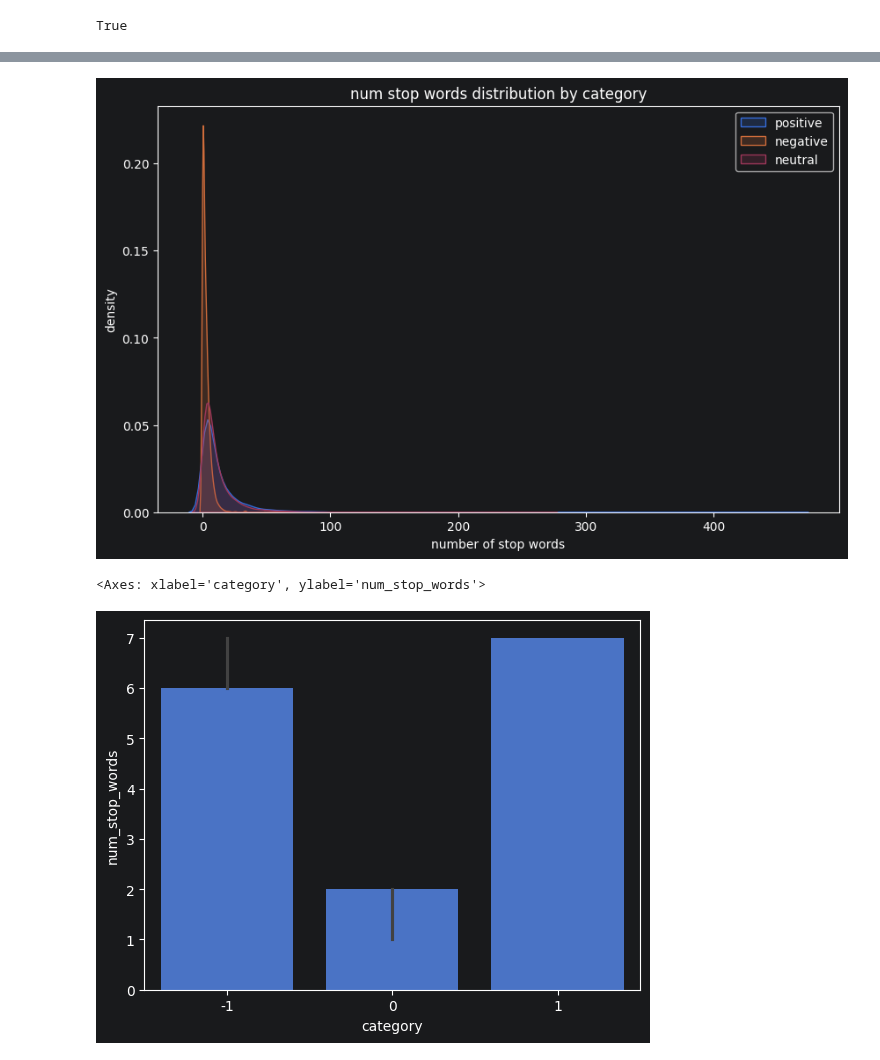
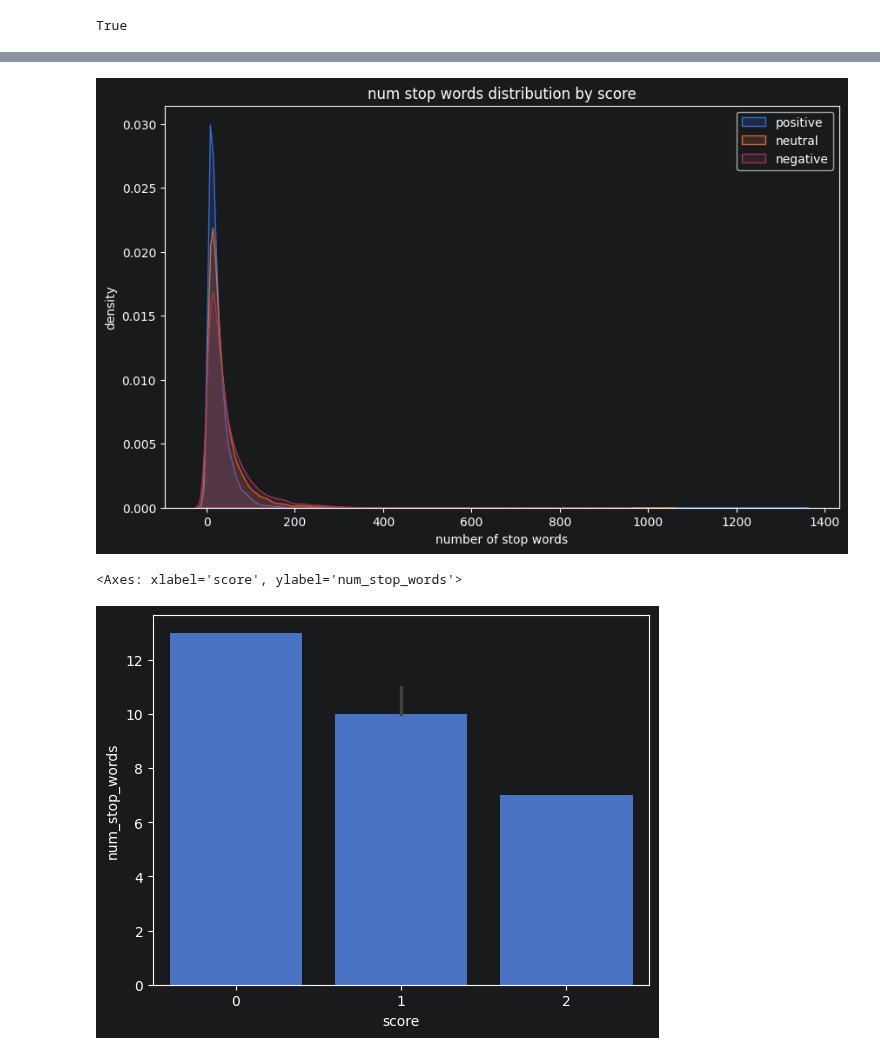
Before and after one commit to atheeq01/chrome_plugin_MLOPS, a Jupyter notebook: ml/01_preprocessing_&_EDA.ipynb, the cells around one changed output, grey strips where cells are left out. Drawn from its saved outputs; the diff is of its cells as text; code cells hidden in the pictures.

```diff
--- a/ml/01_preprocessing_&_EDA.ipynb
+++ b/ml/01_preprocessing_&_EDA.ipynb
@@ -123,5 +297,0 @@ print(df['clean_comment'].apply(lambda x: x.startswith(' ') or x.startswith(' ')
-# %%
-# remove the empty spacing
-df["clean_comment"] = df["clean_comment"].str.strip()
-
-df['clean_comment'].apply(lambda x: x.startswith(' ') or x.startswith(' ')).sum()
@@ -143,3 +308,0 @@ dtype: object
-# %%
-df["clean_comment"]=df["clean_comment"].str.replace("\n",' ',regex = True)
-df[df["clean_comment"].str.contains("\n",regex = True)].sum()
@@ -172,5 +330,5 @@ category
 Name: proportion, dtype: float64
 # %%
-df["word_count"] = df["clean_comment"].apply(lambda x: len(x.split()))
+df["word_count"] = df["review"].apply(lambda x: len(x.split()))
 df.head(5)
 # %% [output]
@@ -268,7 +428,7 @@ True
 # English stopwords
 stop_words = set(stopwords.words('english'))
 # add teh english stop word column
-df['num_stop_words'] = df['clean_comment'].apply(lambda x: len([word for word in x.split() if word in stop_words]))
+df['num_stop_words'] = df['review'].apply(lambda x: len([word for word in x.split() if word in stop_words]))
 # %%
 df.sample(5)
 # %% [output]
@@ -291,21 +451,21 @@ plt.show()
 # %%
 # create
 plt.figure(figsize=(10,6))
-sns.kdeplot(df[df["category"]==1]["num_stop_words"],label = "positive",fill=True,alpha = 0.2)
-sns.kdeplot(df[df["category"]==0]["num_stop_words"],label = "negative",fill=True,alpha = 0.2)
-sns.kdeplot(df[df["category"]==-1]["num_stop_words"],label = "neutral",fill=True,alpha = 0.2)
 
-plt.title("num stop words distribution by category")
+sns.kdeplot(df[df["score"]==2]["word_count"],label = "positive",fill=True,alpha = 0.2)
+sns.kdeplot(df[df["score"]==1]["word_count"],label = "neutral",fill=True,alpha = 0.2)
+sns.kdeplot(df[df["score"]==0]["word_count"],label = "negative",fill=True,alpha = 0.2)
+plt.title("num stop words distribution by score")
 plt.xlabel("number of stop words")
 plt.ylabel("density")
 plt.legend()
 plt.show()
 # %% [output]
-[figure, old version]
+[figure, new version]
 # %%
 # check the median counts among the sentiments
-sns.barplot(df,x='category',y='num_stop_words',estimator='median')
+sns.barplot(df,x='score',y='num_stop_words',estimator='median')
 # %% [output]
-<Axes: xlabel='category', ylabel='num_stop_words'>
+<Axes: xlabel='score', ylabel='num_stop_words'>
-[figure, old version]
+[figure, new version]
 # %%
```
Also changed, not shown: parts of 66 cells of this notebook.
